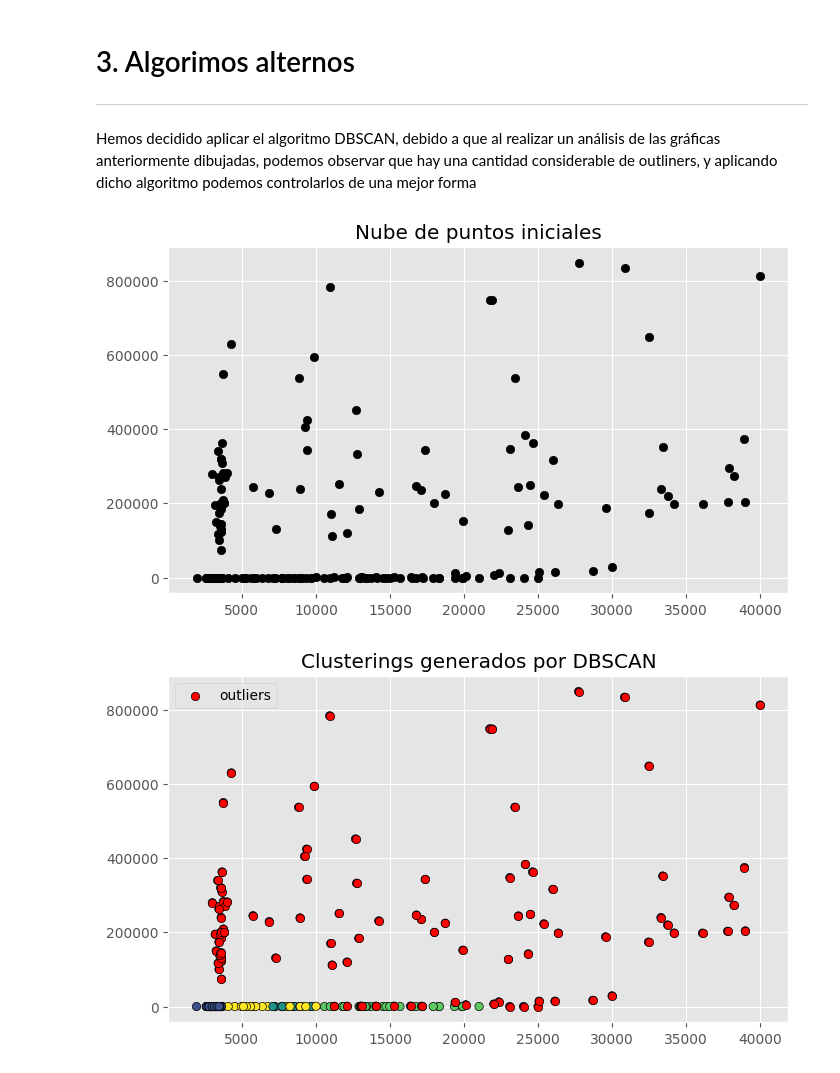
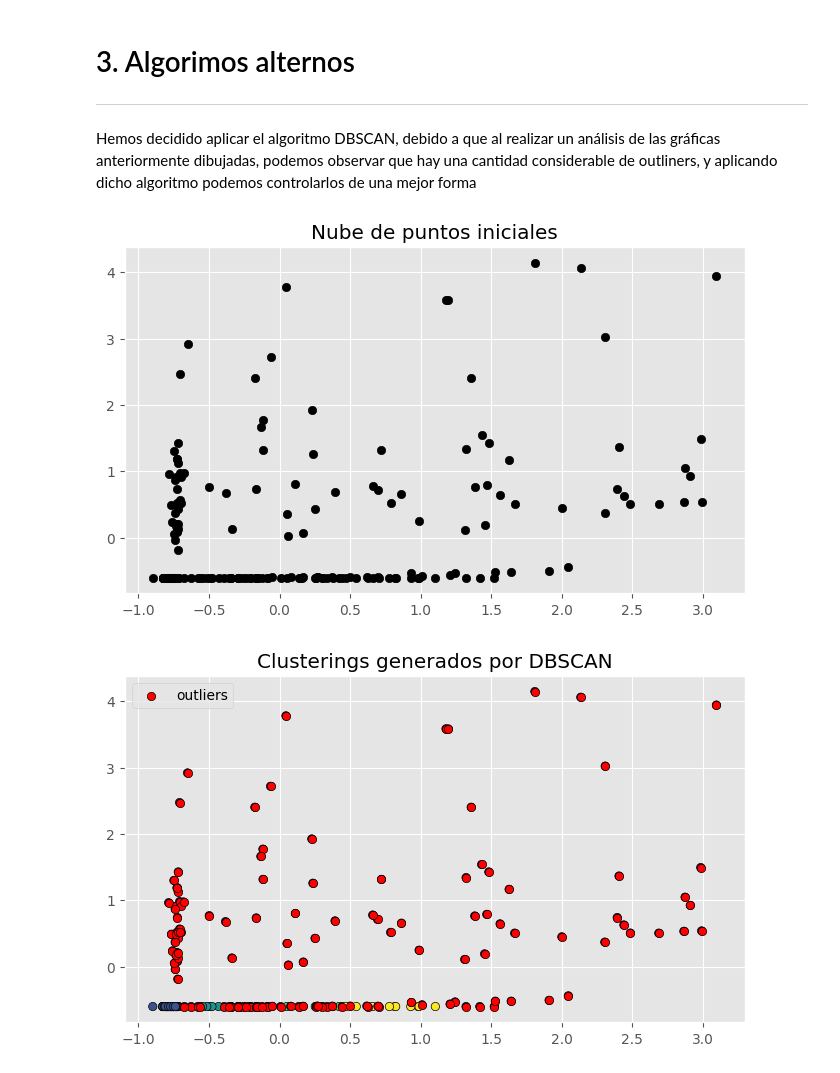
Before and after one commit to V1centeB/Aprendizaje_Automatico-P2-G1, a Jupyter notebook: model.ipynb, the cells around one changed output. Drawn from its saved outputs; the diff is of its cells as text; code cells hidden in the pictures.

```diff
--- a/model.ipynb
+++ b/model.ipynb
@@ -281,8 +310,10 @@ from sklearn.datasets import load_digits
 
 # Apply PCA to reduce dimensions to 2
 pca = PCA(n_components=2)
-X_onehot_scaled = pca.fit_transform(X_onehot_scaled)
-X_ordinal_scaled = pca.fit_transform(X_ordinal_scaled)
+X_pca_onehot_scaled = pca.fit_transform(X_onehot_scaled)
+X_pca_onehot = pca.fit_transform(X_onehot)
+X_pca_ordinal_scaled = pca.fit_transform(X_ordinal_scaled)
+X_pca_ordinal = pca.fit_transform(X_ordinal)
 # %%
 # === Representamos data ==========================================================
 # Figura para onehot data
@@ -400,25 +437,20 @@ Hemos decidido aplicar el algoritmo DBSCAN, debido a que al realizar un análisi
 # %%
 from sklearn.cluster import DBSCAN
 # Escalado de datos
 # ==============================================================================
 
-X = data.copy()
-X = data.select_dtypes(include=[np.number]).to_numpy()
-
-X_scaled = scale(X)
-
 fig, ax = plt.subplots(1, 1, figsize=(8, 4.5))
 
 ax.scatter(
-    x = X[:, 0],
-    y = X[:, 1],
+    x = X_onehot_scaled[:, 0],
+    y = X_onehot_scaled[:, 1],
     c = 'black',
     marker    = 'o',
     edgecolor = 'black'
 )
 ax.set_title('Nube de puntos iniciales');
 # %% [output]
-[figure, old version]
+[figure, new version]
 # %%
 # Modelo
 # ==============================================================================
@@ -428,7 +460,9 @@ modelo_dbscan = DBSCAN(
     metric       = 'euclidean',
 )
 
-modelo_dbscan.fit(X=X_scaled)
+X=X_onehot_scaled
+
+modelo_dbscan.fit(X)
 
 # Clasificación
 # ==============================================================================
@@ -457,7 +491,7 @@ ax.scatter(
 ax.legend()
 ax.set_title('Clusterings generados por DBSCAN');
 # %% [output]
-[figure, old version]
+[figure, new version]
 # %%
 # Número de clusters y observaciones "outliers"
 # ==============================================================================
```
Also changed, not shown: parts of 6 cells of this notebook.
